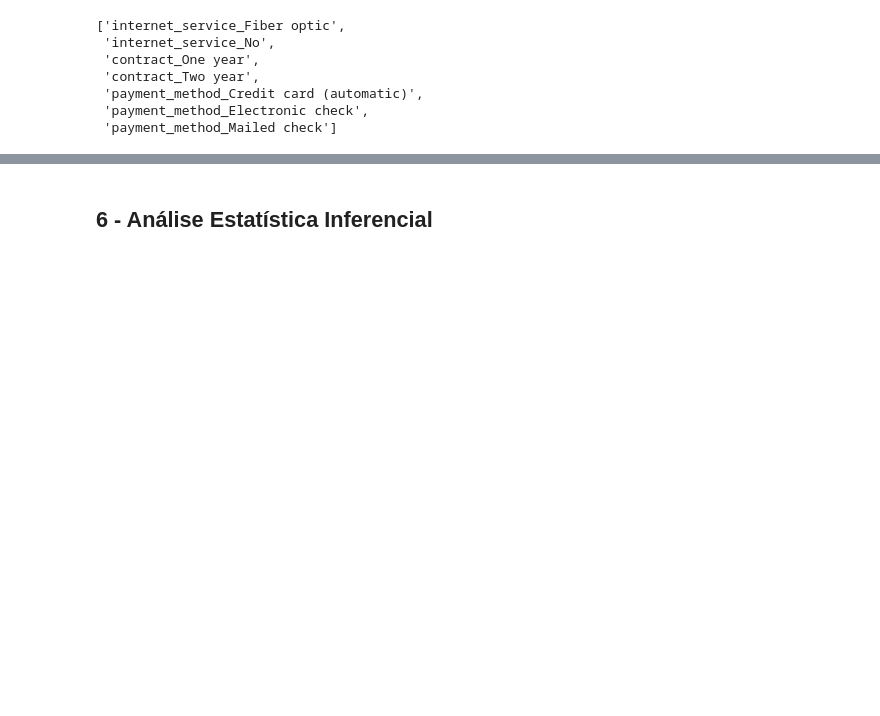
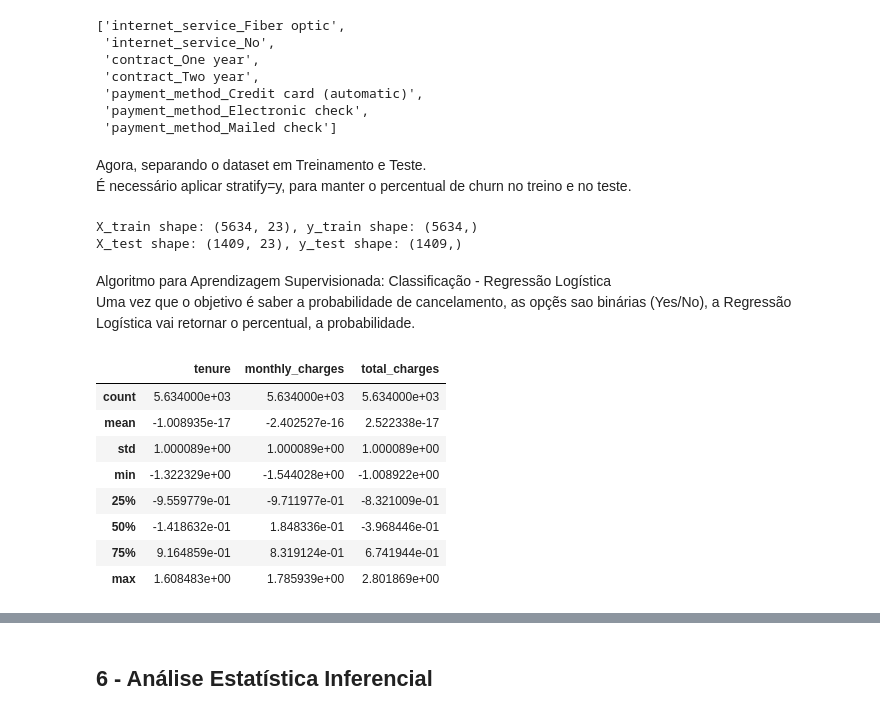
Before and after one commit to judonato/churn-telecom, a Jupyter notebook: notebook_eda.ipynb, the cells around one changed output, grey strips where cells are left out. Drawn from its saved outputs; the diff is of its cells as text; code cells hidden in the pictures; blank space fills up the shorter version.

```diff
--- a/notebook_eda.ipynb
+++ b/notebook_eda.ipynb
@@ -652,0 +639,38 @@ df_modelo = pd.get_dummies(df_modelo, columns=colunas_nominais, drop_first=True)
+# %% [markdown]
+Agora, separando o dataset em Treinamento e Teste. <br>
+É necessário aplicar stratify=y, para manter o percentual de churn no treino e no teste.
+# %%
+from sklearn.model_selection import train_test_split
+
+X = df_modelo.drop('churn', axis=1)
+y = df_modelo['churn']
+
+X_train, X_test, y_train, y_test = train_test_split(X, y, test_size=0.2, random_state=42, stratify=y)
+
+print(f"X_train shape: {X_train.shape}, y_train shape: {y_train.shape}")
+print(f"X_test shape: {X_test.shape}, y_test shape: {y_test.shape}")
+# %% [output]
+X_train shape: (5634, 23), y_train shape: (5634,)
+X_test shape: (1409, 23), y_test shape: (1409,)
+# %% [markdown]
+Algoritmo para Aprendizagem Supervisionada: Classificação - Regressão Logística <br>
+Uma vez que o objetivo é saber a probabilidade de cancelamento, as opçẽs sao binárias (Yes/No), a Regressão Logística vai retornar o percentual, a probabilidade.
+# %%
+from sklearn.preprocessing import StandardScaler
+
+colunas_numericas = ['tenure', 'monthly_charges', 'total_charges']
+scaler = StandardScaler()
+X_train[colunas_numericas] = scaler.fit_transform(X_train[colunas_numericas])
+X_test[colunas_numericas] = scaler.transform(X_test[colunas_numericas])
+# %%
+X_train[colunas_numericas].describe()
+# %% [output]
+|  | tenure | monthly_charges | total_charges |
+| count | 5.634000e+03 | 5.634000e+03 | 5.634000e+03 |
+| mean | -1.008935e-17 | -2.402527e-16 | 2.522338e-17 |
+| std | 1.000089e+00 | 1.000089e+00 | 1.000089e+00 |
+| min | -1.322329e+00 | -1.544028e+00 | -1.008922e+00 |
+| 25% | -9.559779e-01 | -9.711977e-01 | -8.321009e-01 |
+| 50% | -1.418632e-01 | 1.848336e-01 | -3.968446e-01 |
+| 75% | 9.164859e-01 | 8.319124e-01 | 6.741944e-01 |
+| max | 1.608483e+00 | 1.785939e+00 | 2.801869e+00 |
```
Also changed, not shown: parts of 10 cells of this notebook.
